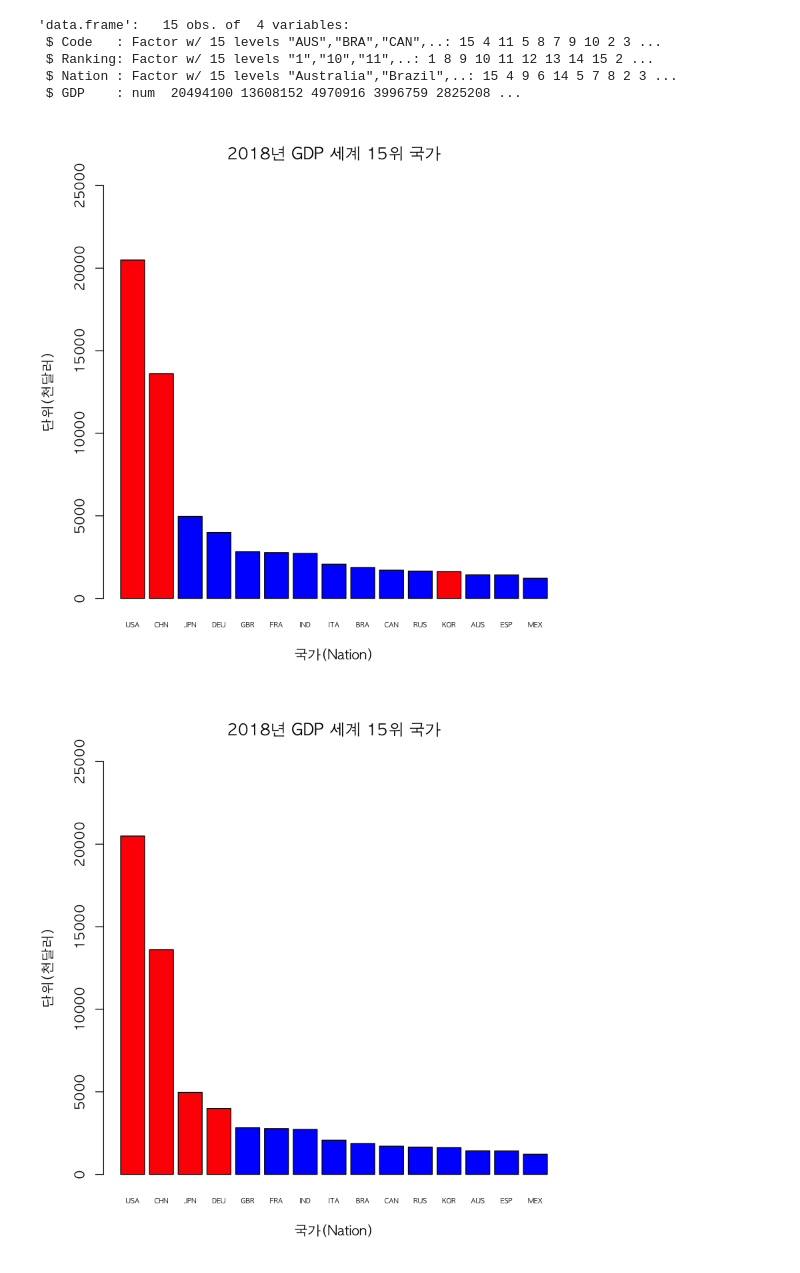
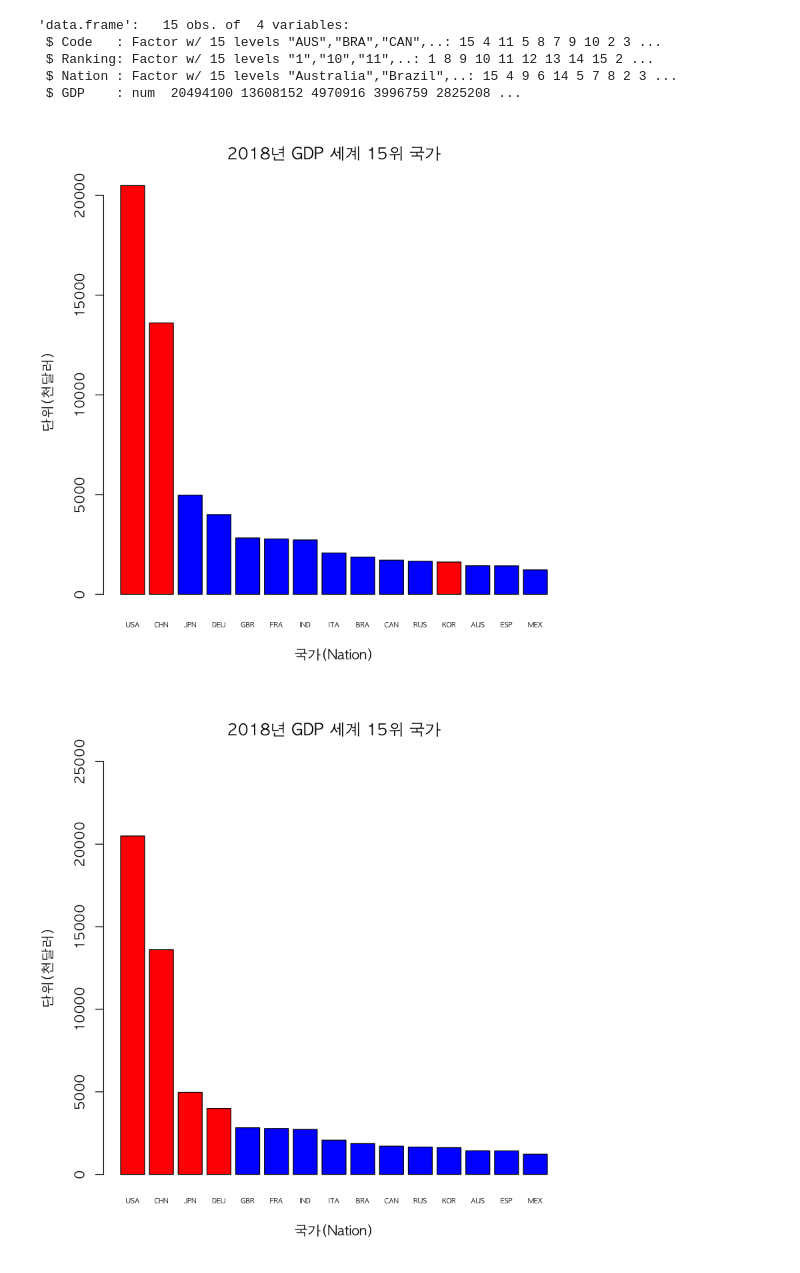
Before and after one commit to hyeopyi/R_Study, a Jupyter notebook: 08.파일 입출력.ipynb, the cells around one changed output. Saved outputs shown, nothing was run; the diff lists cells and outputs as text; code cells hidden in the pictures.

```diff
--- a/08.파일 입출력.ipynb
+++ b/08.파일 입출력.ipynb
@@ -200,20 +206,20 @@ str(GDP_ranking15)
 # %%
 options(scipen = 100)
 options(warn = -1) # Warning 삭제
 par(family = "AppleGothic") # 한글폰트
 
 barplot(GDP_ranking15$GDP/1000, # GDP상위 15개국 Data
         main = "2018년 GDP 세계 15위 국가",
         xlab = "국가(Nation)",
         ylab = "단위(천달러)",
         names = GDP_ranking15$Code,
         cex.names = 0.5,
         col = c(rep('red', 2), rep('blue',9),'red',rep('blue', 3)),
-        ç
+
         #col = rainbow(nrow(GDP_ranking15))
        )
 # %% [output]
-[figure, old version]
+[figure, new version]
 # %%
 # GDP가 3000 이상인 국가만 빨간색으로 표시하기
 par(family = "AppleGothic") # 한글폰트
```
Also changed, not shown: parts of 22 cells of this notebook, 16 other files.
